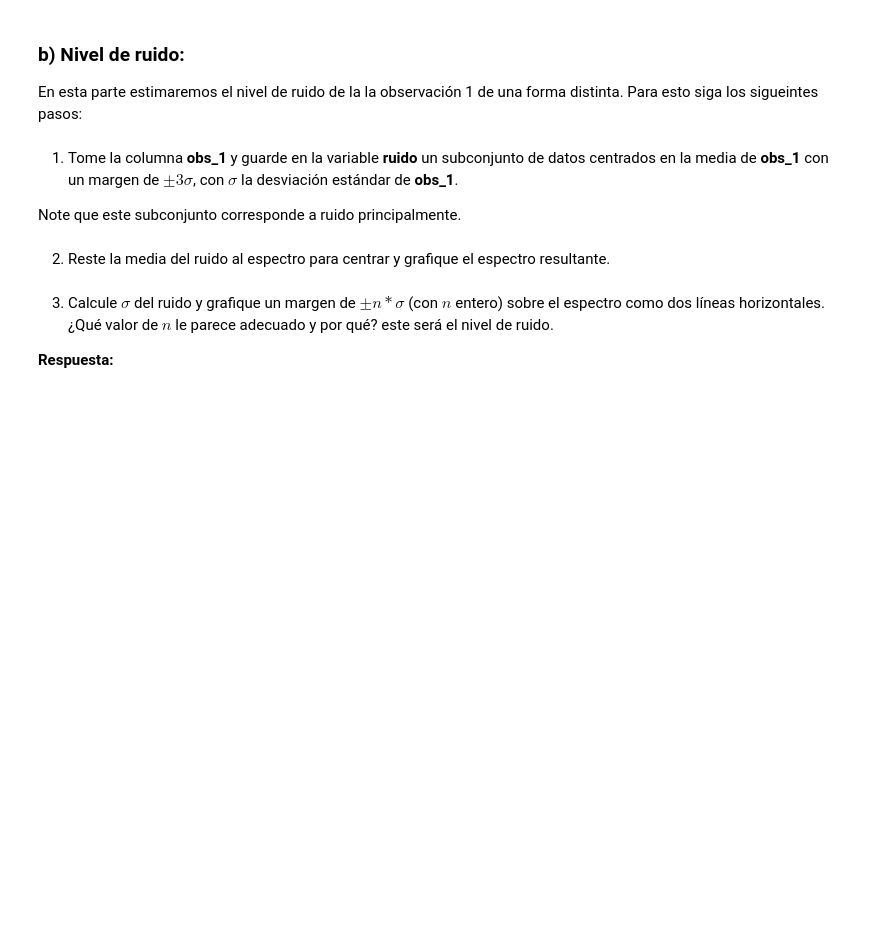
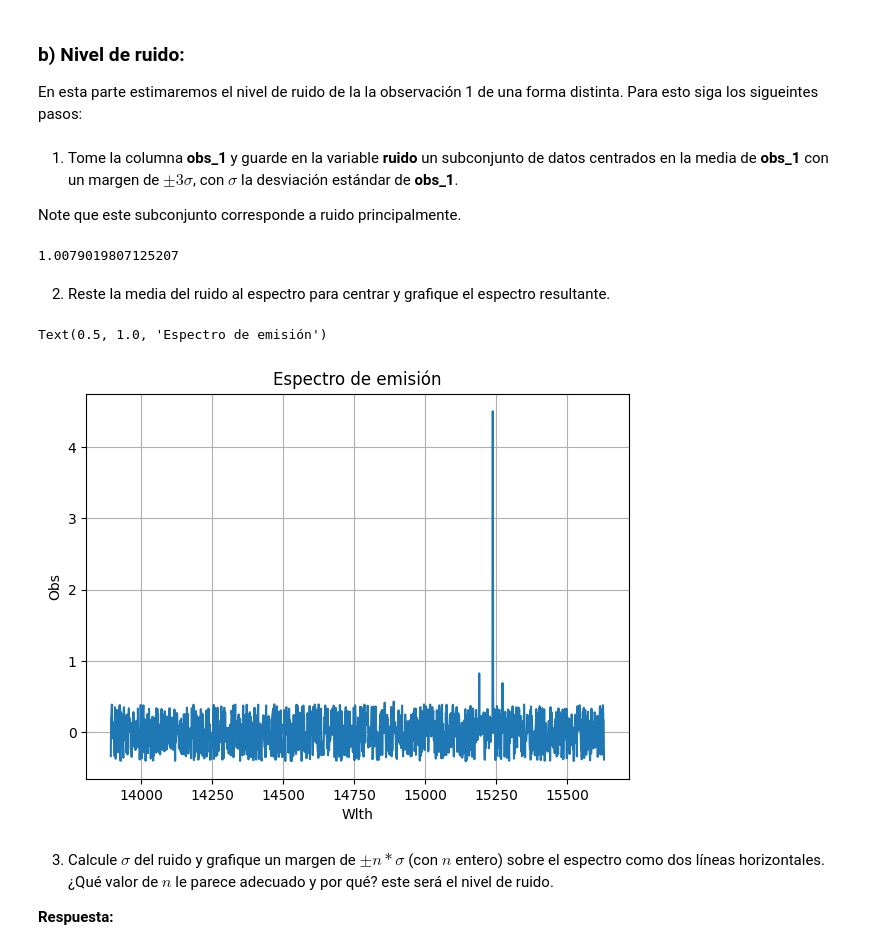
Before and after one commit to p-salv/Tarea-2, a Jupyter notebook: Tarea2.ipynb, the cells around one changed output. Drawn from its saved outputs; the diff is of its cells as text; code cells hidden in the pictures; blank space fills up the shorter version.

```diff
--- a/Tarea2.ipynb
+++ b/Tarea2.ipynb
@@ -262,10 +262,6 @@ Notará que los valores del eje y están centrados alrededor de 1. Centre la obs
 **Respuesta:** Si la observación está centrada en 1 y queremos que esté centrada en 0 entoces podemos restarle 1 a los valores de la observación para centrarla en 0
 # %%
 # Grafique el espectro centrado en 0 aquí
-# Grafique aquí
-obs_1 = data['obs_1']
-Wlth = data['Wlth']
-
 plt.figure(figsize=(7,5))
 
 plt.plot(Wlth, obs_1-1)
@@ -291,9 +287,12 @@ Note que este subconjunto corresponde a ruido principalmente.
 mu_obs_1 = obs_1.mean()
 std_obs_1 = obs_1.std()
 
-min_ruido = mu_obs_1 - std_obs_1
-max_ruido = mu_obs_1 + std_obs_1
+min_ruido = mu_obs_1 - 3*std_obs_1
+max_ruido = mu_obs_1 + 3*std_obs_1
 
-ruido =
+ruido = obs_1[obs_1 > min_ruido]
+ruido = ruido[ruido < max_ruido]
+# %% [output]
+1.0079019807125207
 # %% [markdown]
 2. Reste la media del ruido al espectro para centrar y grafique el espectro resultante.
@@ -302,3 +299,20 @@ ruido =
+# %%
+# Grafique el espectro centrado en 0 aquí
+mean_ruido = ruido.mean()
+
+plt.figure(figsize=(7,5))
+
+plt.plot(Wlth, obs_1-mean_ruido)
+
+plt.grid(True)
+
+#Textos
+plt.xlabel('Wlth')
+plt.ylabel('Obs')
+plt.title('Espectro de emisión')
+# %% [output]
+Text(0.5, 1.0, 'Espectro de emisión')
+[figure, added]
 # %% [markdown]
 3. Calcule $\sigma$ del ruido y grafique un margen de $\pm n*\sigma$ (con $n$ entero) sobre el espectro como dos líneas horizontales. ¿Qué valor de $n$ le parece adecuado y por qué? este será el nivel de ruido.
 
```
Also changed, not shown: parts of 4 cells of this notebook.
